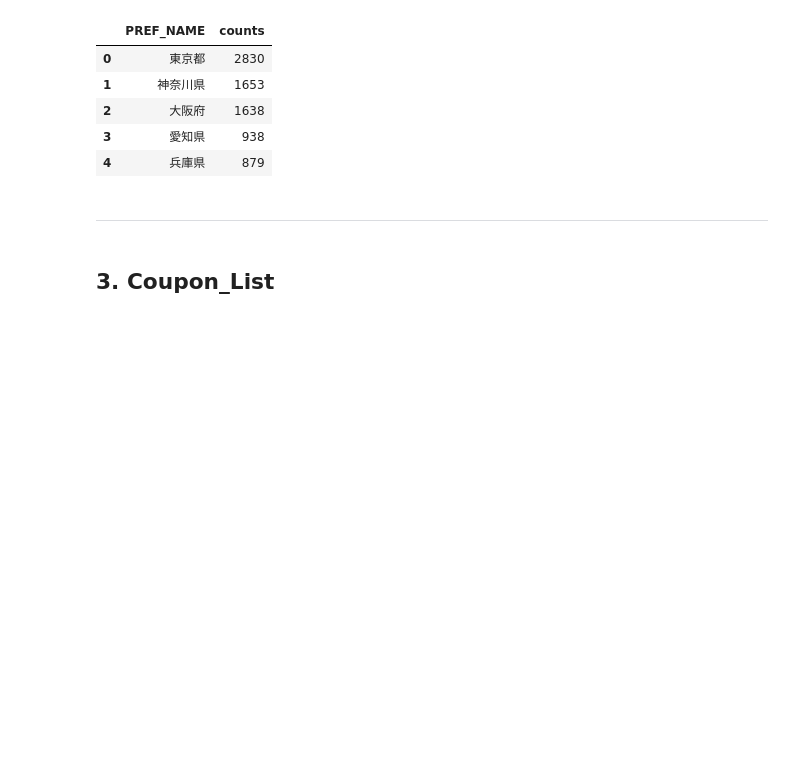
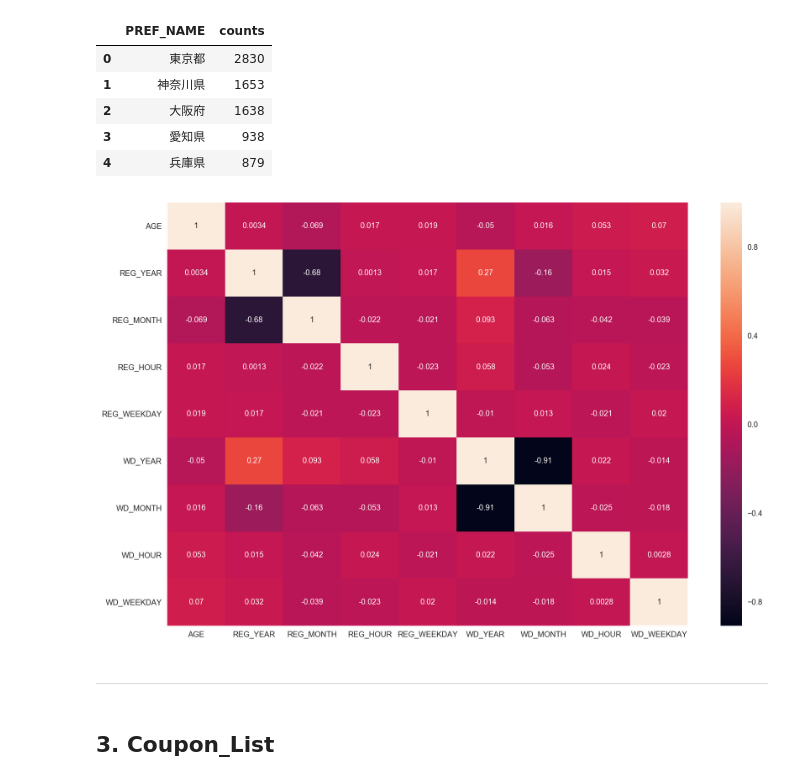
Before and after one commit to JoonSeongLee/dss7-coupon, a Jupyter notebook: si/EDA.ipynb, the cells around one changed output. Drawn from its saved outputs; the diff is of its cells as text; code cells hidden in the pictures; blank space fills up the shorter version.

```diff
--- a/si/EDA.ipynb
+++ b/si/EDA.ipynb
@@ -161,6 +187,12 @@ prefectual_name.head()
 | 2 | 大阪府 | 1638 |
 | 3 | 愛知県 | 938 |
 | 4 | 兵庫県 | 879 |
+# %%
+f, ax = plt.subplots(figsize=(15, 10))
+sns.heatmap(user_list.corr(), annot=True)
+plt.show()
+# %% [output]
+[figure, added]
 # %% [markdown]
 ---
 # %% [markdown]
```
Also changed, not shown: parts of 27 cells of this notebook.
